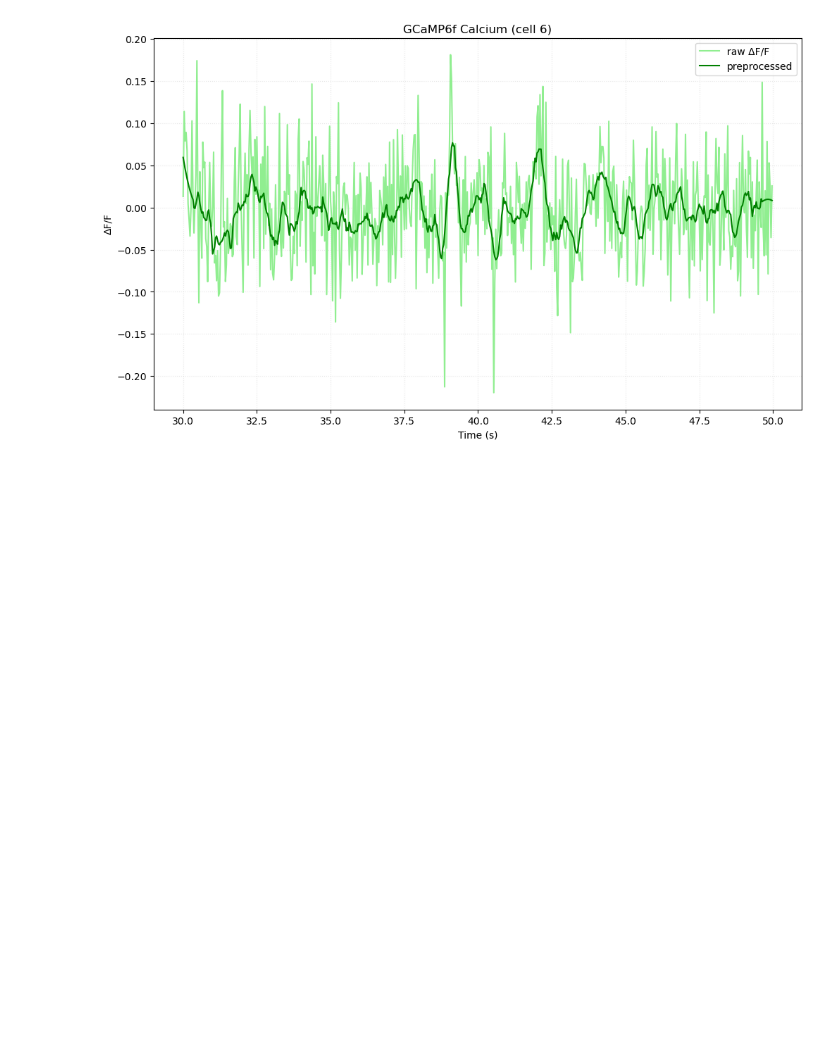
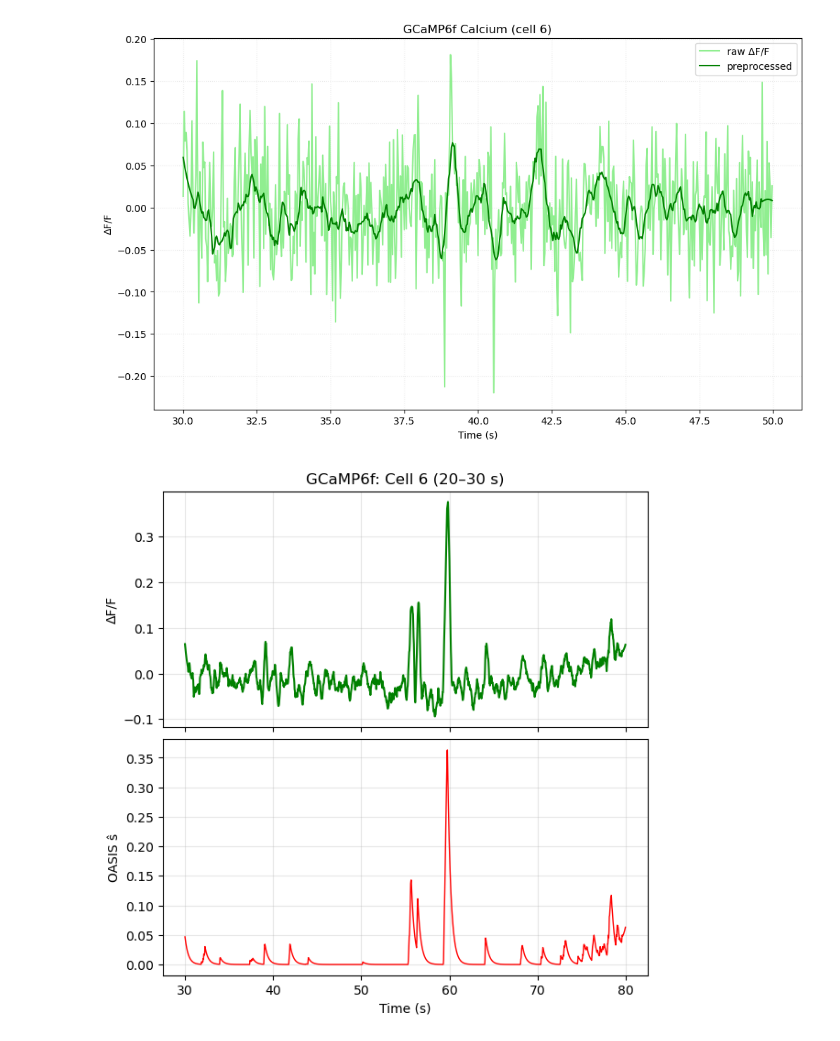
Before and after one commit to ak-andreas/nds-final-project-summer25, a Jupyter notebook: 01-preprocessing_redo.ipynb, the cells around one changed output. Cells and saved outputs as stored; diff of their text form; code cells hidden in the pictures; blank space fills up the shorter version.

Commit message:
use oasis for spike finding.

```diff
--- a/01-preprocessing_redo.ipynb
+++ b/01-preprocessing_redo.ipynb
@@ -79,3 +79,39 @@ axs.legend()
 axs.grid(alpha=0.3, linestyle=":")
 # %% [output]
 [figure]
+# %%
+import oasis.functions
+
+# Define a simple Oasis wrapper
+def run_oasis(trace, penalty=1.0):
+    _, s, _, _, _ = oasis.functions.deconvolve(trace, penalty=penalty, optimize_g=False)
+    return s
+
+time, gcamp_cal_seg = neuron_signal_segment(6, 30, 80, sampling_rate)
+gcamp_cal_filt = process_neuron_signal(gcamp_cal_seg, sampling_rate)
+
+# Parameters and indices
+fs = sampling_rate  # Sampling rate after down-sampling (Hz)
+
+
+c_oasis_gcamp_cal_seg, s_oasis_gcamp_cal_seg, *_ = oasis.functions.deconvolve(
+    gcamp_cal_filt, penalty=1.0, optimize_g=False
+)
+
+
+# Plot GCaMP6f results (3×1)
+fig, axs = plt.subplots(2, 1, figsize=(6, 6), sharex=True, constrained_layout=True)
+axs[0].plot(time, gcamp_cal_filt, color="green")
+axs[0].set_ylabel("ΔF/F")
+axs[0].set_title("GCaMP6f: Cell 6 (20–30 s)")
+
+# ← same change here
+axs[1].plot(time, c_oasis_gcamp_cal_seg, color="red", linewidth=1)
+axs[1].set_ylabel("OASIS ŝ")
+axs[1].set_xlabel("Time (s)")
+
+for ax in axs:
+    ax.grid(alpha=0.3)
+plt.show()
+# %% [output]
+[figure, added]
```
Also changed, not shown: parts of 5 cells of this notebook, 1 other file.
